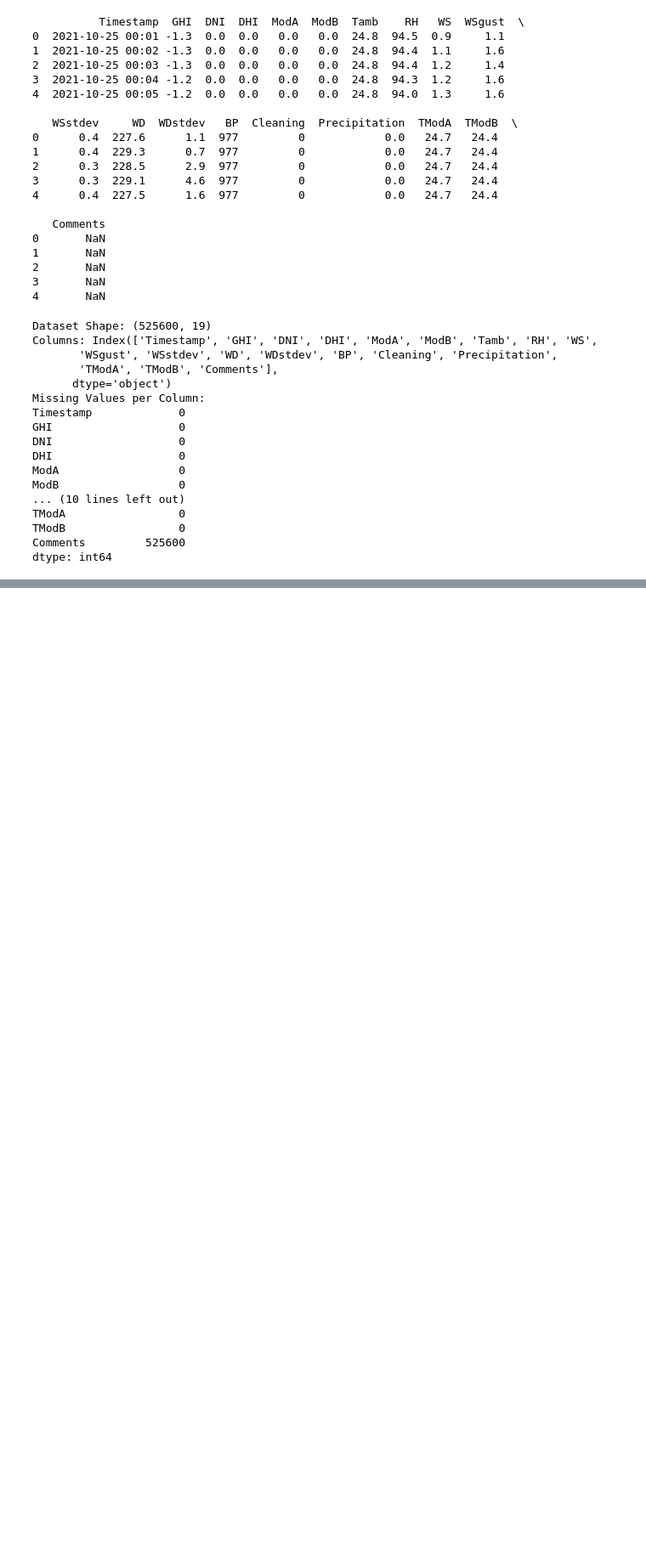
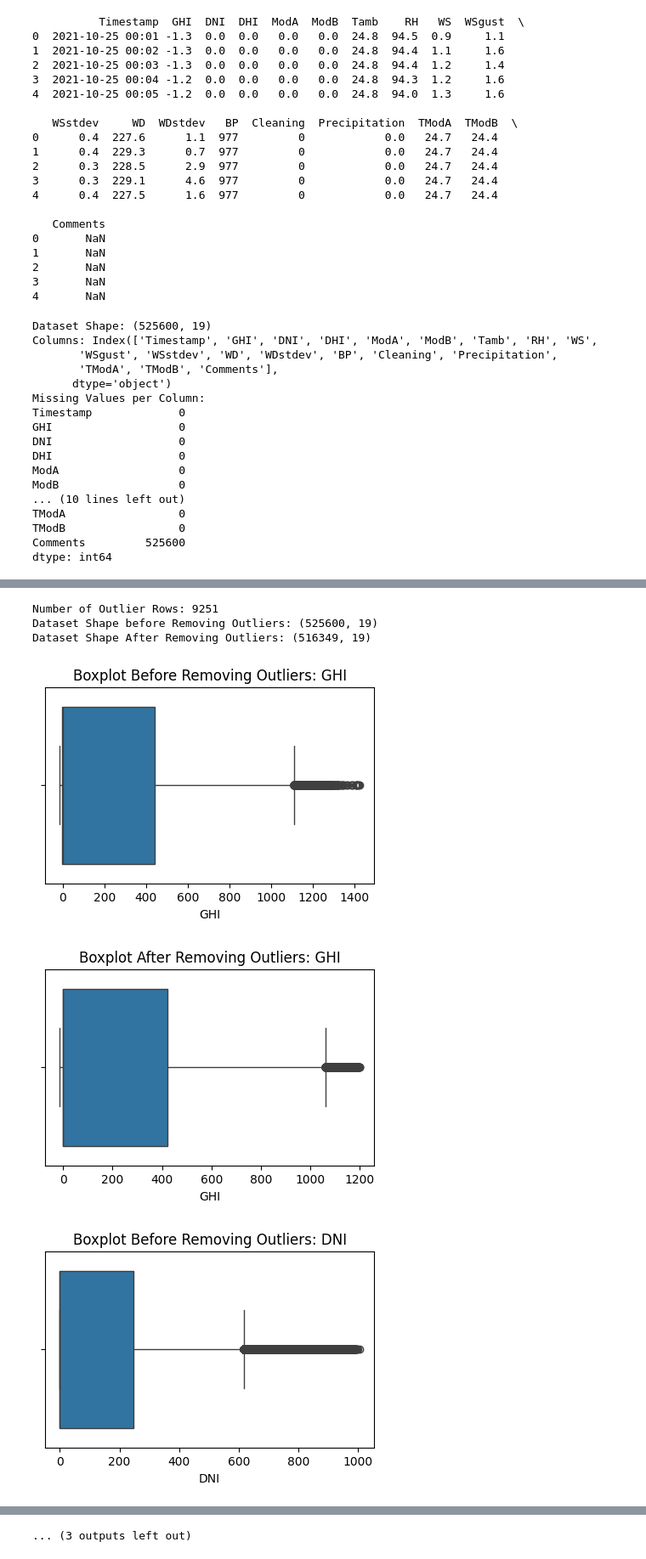
Before and after one commit to Dagiayy/solar-challenge-week1, a Jupyter notebook: notebooks/togo_eda.ipynb, the cells around one changed output, grey strips where cells are left out. Shown at 85% size. Cells and saved outputs as stored; diff of their text form; code cells hidden in the pictures; blank space fills up the shorter version.

Commit message:
feat: perform EDA and handle outliers for Togo

```diff
--- a/notebooks/togo_eda.ipynb
+++ b/notebooks/togo_eda.ipynb
@@ -56,0 +63,4 @@ dtype: int64
+# %%
+for col in ['GHI', 'DNI', 'DHI', 'ModA', 'ModB', 'WS', 'WSgust']:
+    df[col] = df[col].fillna(df[col].median())
+print("Missing Values after Imputation:")
@@ -56,0 +121,15 @@ dtype: int64
+# %%
+# Drop rows with missing values in critical columns
+critical_columns = ['GHI', 'DNI', 'DHI', 'ModA', 'ModB', 'WS', 'WSgust']
+df_cleaned = df.dropna(subset=critical_columns).copy()
+
+# Impute missing values in non-critical columns with the median
+for col in df_cleaned.columns:
+    if col not in critical_columns and df_cleaned[col].isna().sum() > 0:
+        median_value = df_cleaned[col].median()
+        if not pd.isna(median_value):  # Avoid using median of empty column
+            df_cleaned[col] = df_cleaned[col].fillna(median_value)
+
+# Verify that missing values are handled
+print("Missing Values After Cleaning:")
+print(df_cleaned.isna().sum())
@@ -56,0 +154,52 @@ dtype: int64
+# %%
+import pandas as pd
+from scipy.stats import zscore
+import matplotlib.pyplot as plt
+import seaborn as sns
+
+numeric_columns = ['GHI', 'DNI', 'DHI', 'ModA', 'ModB', 'WS', 'WSgust']
+
+# Step 1: Check for outliers using Z-scores
+z_scores = df_cleaned[numeric_columns].apply(zscore)
+
+
+# Step 4: Create a boolean mask for outliers
+outliers = (z_scores.abs() > 3).any(axis=1)
+
+# Explanation:
+# - z_scores.abs() > 3 gives True wherever |Z| > 3
+# - .any(axis=1) checks if **any** column in that row is an outlier
+# - So, outliers is a boolean Series: True = row has at least one outlier
+
+# Step 5: Print how many outlier rows there are
+print("Number of Outlier Rows:", outliers.sum())
+
+# Step 6: Remove the outliers
+df_no_outliers = df_cleaned[~outliers]
+
+# Explanation:
+# - `~outliers` means NOT outliers, i.e., we keep rows that are not flagged
+# - df_no_outliers is your cleaned dataset without extreme values
+
+# Step 7: Show the shape after cleaning
+print("Dataset Shape before Removing Outliers:", df.shape)
+print("Dataset Shape After Removing Outliers:", df_no_outliers.shape)
+
+# Step 8: Optional — Visualize outliers using boxplots
+for col in numeric_columns:
+    plt.figure(figsize=(5, 3))
+    sns.boxplot(x=df_cleaned[col])
+    plt.title(f'Boxplot Before Removing Outliers: {col}')
+    plt.show()
+
+    plt.figure(figsize=(5, 3))
+    sns.boxplot(x=df_no_outliers[col])
+    plt.title(f'Boxplot After Removing Outliers: {col}')
+    plt.show()
+# %% [output]
+Number of Outlier Rows: 9251
+Dataset Shape before Removing Outliers: (525600, 19)
+Dataset Shape After Removing Outliers: (516349, 19)
+[figure, added]
+[figure, added]
+[figure, added]
@@ -56,0 +214 @@ dtype: int64
+... (3 outputs left out)
```
Also changed, not shown: parts of 8 cells of this notebook.
